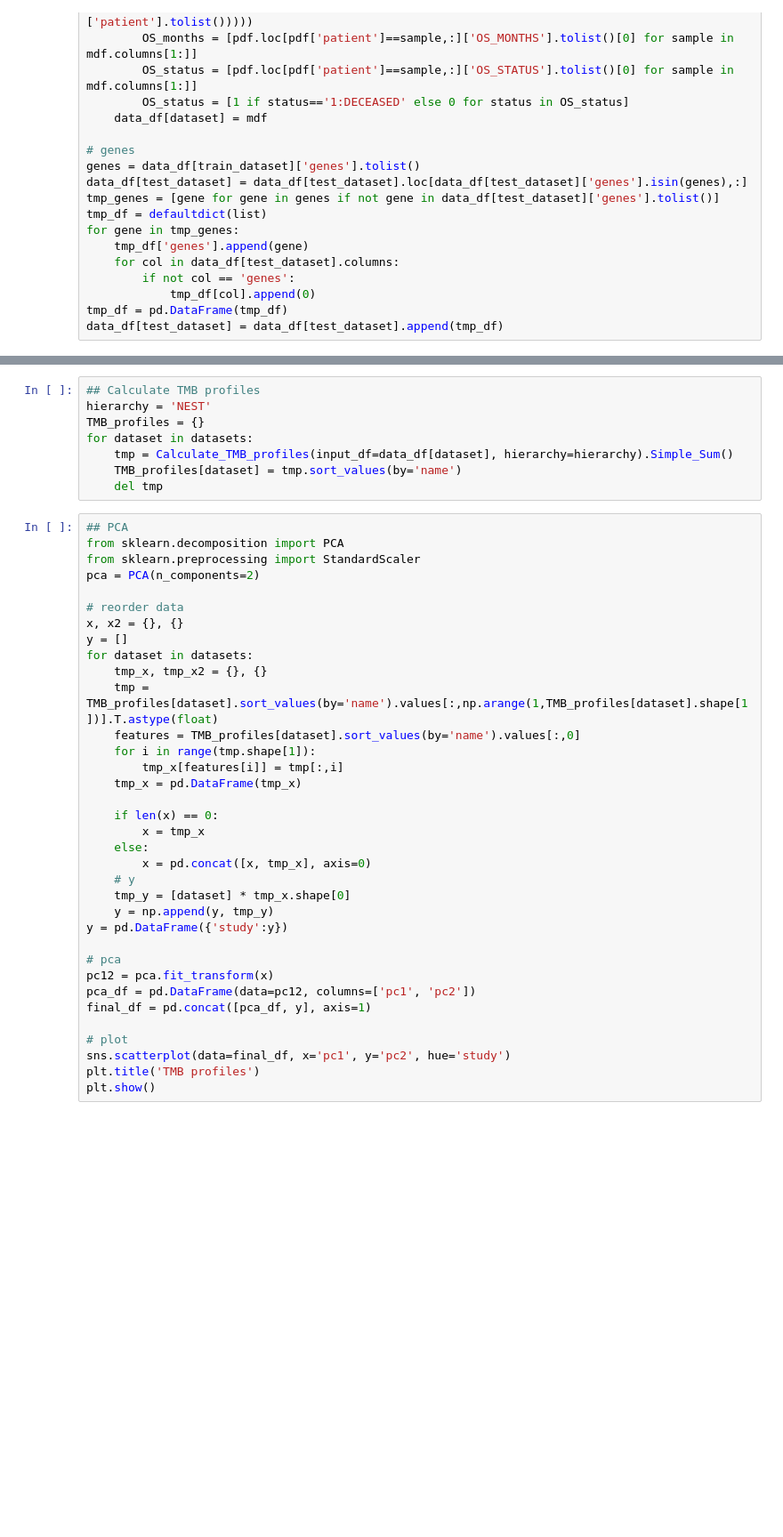
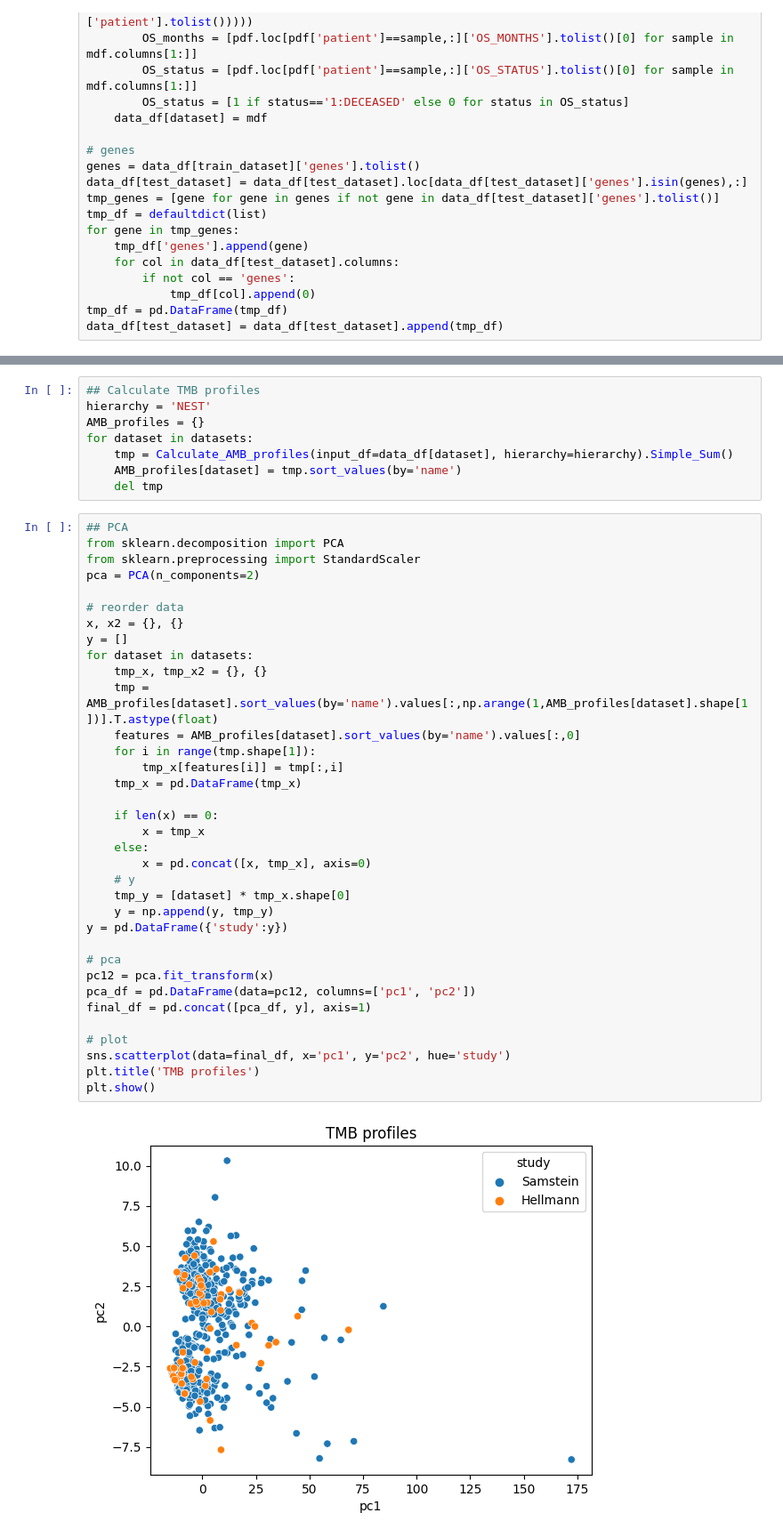
Before and after one commit to JungHoKong/Immunotherapy_AMB, a Jupyter notebook: src/mutation_distribution.ipynb, the cells around one changed output, grey strips where cells are left out. Shown: that part at 89% size. Saved outputs shown, nothing was run; the diff lists cells and outputs as text; blank space fills up the shorter version.

```diff
--- a/src/mutation_distribution.ipynb
+++ b/src/mutation_distribution.ipynb
@@ -77,10 +79,10 @@ plt.close()
 # %%
 ## Calculate TMB profiles
 hierarchy = 'NEST'
-TMB_profiles = {}
+AMB_profiles = {}
 for dataset in datasets:
-    tmp = Calculate_TMB_profiles(input_df=data_df[dataset], hierarchy=hierarchy).Simple_Sum()
-    TMB_profiles[dataset] = tmp.sort_values(by='name')
+    tmp = Calculate_AMB_profiles(input_df=data_df[dataset], hierarchy=hierarchy).Simple_Sum()
+    AMB_profiles[dataset] = tmp.sort_values(by='name')
     del tmp
 # %%
 ## PCA
@@ -88,32 +90,34 @@ from sklearn.decomposition import PCA
 from sklearn.preprocessing import StandardScaler
 pca = PCA(n_components=2)
 
 # reorder data
 x, x2 = {}, {}
 y = []
 for dataset in datasets:
     tmp_x, tmp_x2 = {}, {}
-    tmp = TMB_profiles[dataset].sort_values(by='name').values[:,np.arange(1,TMB_profiles[dataset].shape[1])].T.astype(float)
-    features = TMB_profiles[dataset].sort_values(by='name').values[:,0]
+    tmp = AMB_profiles[dataset].sort_values(by='name').values[:,np.arange(1,AMB_profiles[dataset].shape[1])].T.astype(float)
+    features = AMB_profiles[dataset].sort_values(by='name').values[:,0]
     for i in range(tmp.shape[1]):
         tmp_x[features[i]] = tmp[:,i]
     tmp_x = pd.DataFrame(tmp_x)
 
     if len(x) == 0:
         x = tmp_x
     else:
         x = pd.concat([x, tmp_x], axis=0)
     # y
     tmp_y = [dataset] * tmp_x.shape[0]
     y = np.append(y, tmp_y)
 y = pd.DataFrame({'study':y})
 
 # pca
 pc12 = pca.fit_transform(x)
 pca_df = pd.DataFrame(data=pc12, columns=['pc1', 'pc2'])
 final_df = pd.concat([pca_df, y], axis=1)
 
 # plot
 sns.scatterplot(data=final_df, x='pc1', y='pc2', hue='study')
 plt.title('TMB profiles')
 plt.show()
+# %% [output]
+[figure, added]
```
Also changed, not shown: parts of 2 cells of this notebook, 14 other files.
